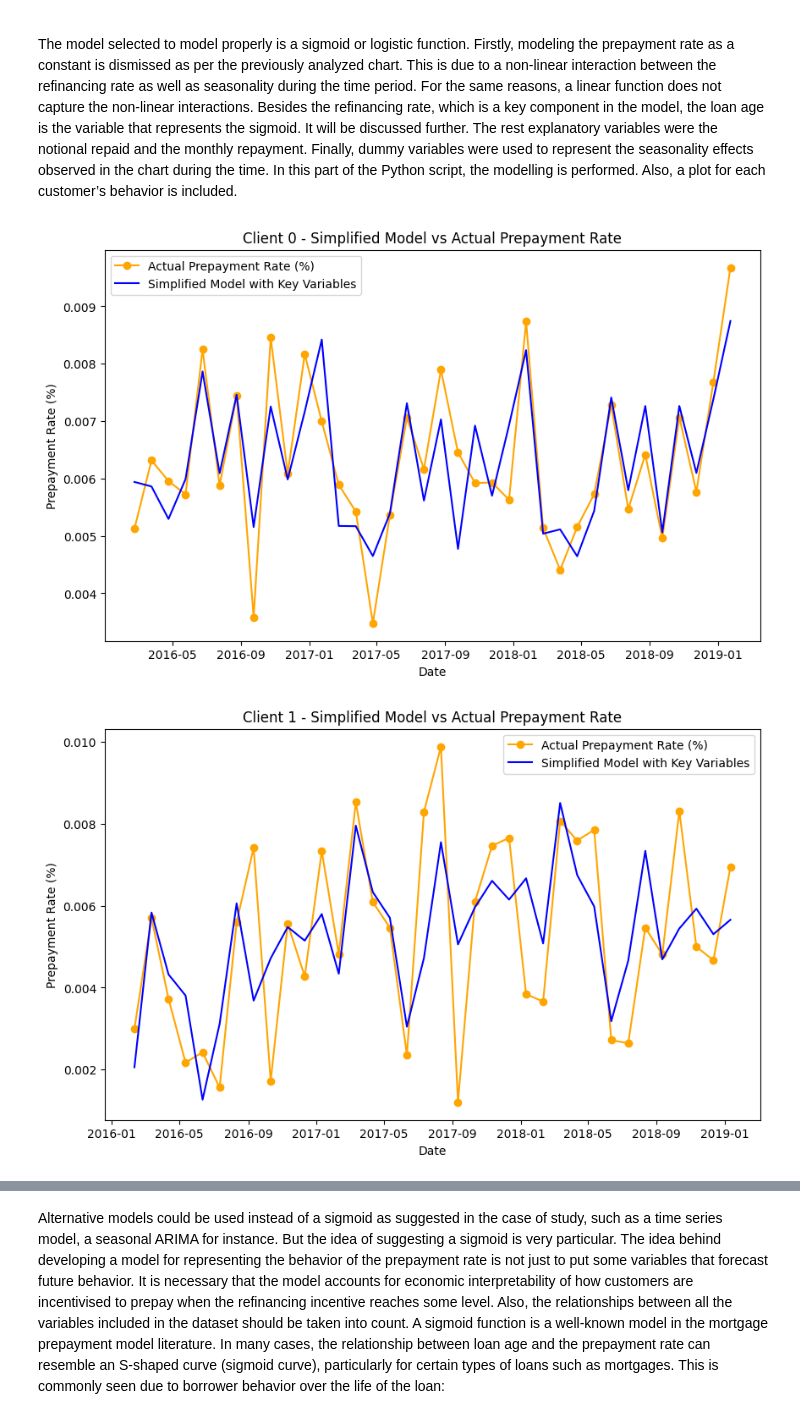
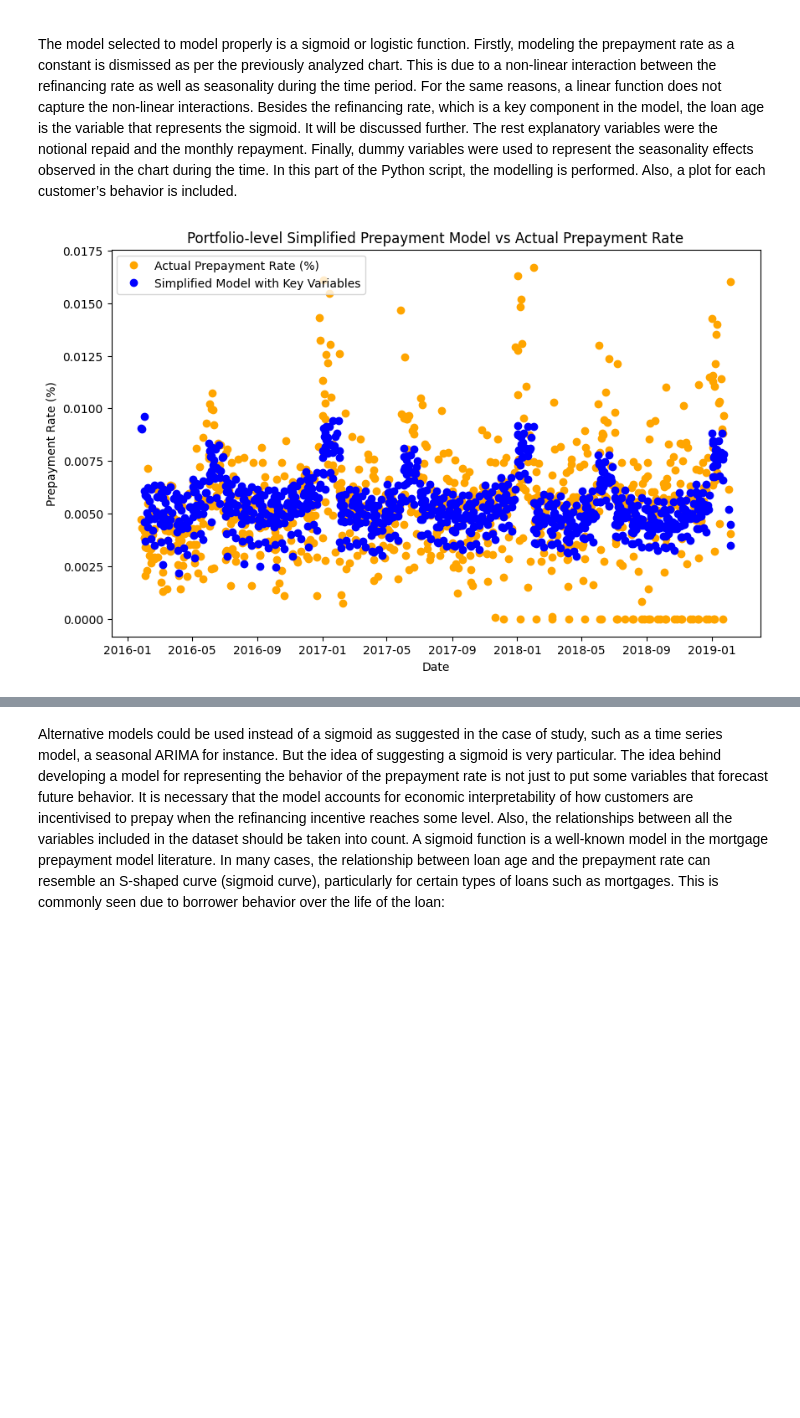
Before and after one commit to macontreras04/cpf, a Jupyter notebook: Final_Prepayment_model.ipynb, the cells around one changed output, grey strips where cells are left out. Drawn from its saved outputs; the diff is of its cells as text; code cells hidden in the pictures; blank space fills up the shorter version.

```diff
--- a/Final_Prepayment_model.ipynb
+++ b/Final_Prepayment_model.ipynb
@@ -204,75 +204,65 @@ data['Record_date'] = data['Loan_start_date'] + pd.to_timedelta(data['Loan_age_m
 data['Principal_Repaid'] = data['Starting_notional'] - data['Outstanding_notional']
 data['Monthly_Repayment'] = data['Outstanding_notional'].shift(1) - data['Outstanding_notional']
 data['Monthly_Repayment'] = data['Monthly_Repayment'].fillna(0)
 
 # Add monthly dummies for seasonality
 for month in range(1, 13):
     data[f'Month_{month}'] = (data['Record_date'].dt.month == month).astype(int)
 
 # Define the simplified logistic model function with reduced explanatory variables and key interactions
-def simplified_logistic_model(x, L, k, x0, gamma, delta,epsilon, *monthly_effects):
+def simplified_logistic_model(x, L, k, x0, gamma, delta, epsilon, *monthly_effects):
     # Unpack base variables
     loan_age, refinancing_incentive, outstanding_notional, principal_repaid = x[:4]
     monthly_dummies = x[4:]  # Monthly dummy variables
 
-    # Logistic component based on Loan Age
-    logistic_component = L / (1 + np.exp(-k * (refinancing_incentive - x0)))
+    # Logistic component based on refinancing incentive
+    logistic_component = L / (1 + np.exp(-k * (refinancing_incentive - x0) + epsilon * loan_age))
 
     # Monthly seasonality effect
     monthly_effect = sum(effect * dummy for effect, dummy in zip(monthly_effects, monthly_dummies))
 
     # Key predictor and interaction effects
-    predictors_effect = (gamma * outstanding_notional +
-                         delta * principal_repaid+ epsilon * loan_age)
+    predictors_effect = (gamma * outstanding_notional + delta * principal_repaid)
 
     return logistic_component + monthly_effect + predictors_effect
 
-# Define initial guesses for simplified model parameters
-initial_guess_simplified = [0.05, 0.1, 12, 0.01, 0.01,0.001] + [0.005] * 12
+# Adjust initial guesses for simplified model parameters
+initial_guess_simplified = [0.05, 0.01, 10, 0.005, 0.005, 0.0005] + [0.001] * 12  # Adjusted guesses
 
-# Loop through each client and fit the simplified model
-client_ids = data['Client_ID'].unique()
-for client_id in client_ids:
-    # Filter data for the current client
-    client_data = data[data['Client_ID'] == client_id].copy()
-    client_data['Time'] = (client_data['Record_date'] - client_data['Record_date'].min()).dt.days / 30.44  # Convert to months
+# Prepare input data for the entire dataset
+x_data = [
+    data['Loan_age_months'],
+    data['Refinancing Incentive'],
+    data['Outstanding_notional'],
+    data['Principal_Repaid']
+] + [data[f'Month_{month}'] for month in range(1, 13)]
+y_data = data['PP_rate (%)']
 
-    # Prepare input data for the simplified model
-    x_data_client = [
-        client_data['Loan_age_months'],
-        client_data['Refinancing Incentive'],
-        client_data['Outstanding_notional'],
-        client_data['Principal_Repaid']
-    ] + [client_data[f'Month_{month}'] for month in range(1, 13)]
-    y_data_client = client_data['PP_rate (%)']
+# Fit the simplified model to the entire dataset
+try:
+    popt_simplified, _ = curve_fit(simplified_logistic_model, x_data, y_data, p0=initial_guess_simplified, maxfev=20000)
 
-    # Fit the simplified model for the client
-    try:
-        popt_simplified, _ = curve_fit(simplified_logistic_model, x_data_client, y_data_client,
-                                       p0=initial_guess_simplified, maxfev=10000)
+    # Calculate fitted values using the optimized model parameters
+    fitted_values_simplified = simplified_logistic_model(x_data, *popt_simplified)
 
-        # Calculate fitted values using the optimized model parameters
-        fitted_values_simplified = simplified_logistic_model(x_data_client, *popt_simplified)
+    # Apply a floor to the fitted values to ensure non-negative prepayment rates
+    fitted_values_simplified = np.maximum(fitted_values_simplified, 0)
 
-        # Apply a floor to the fitted values to ensure non-negative prepayment rates
-        fitted_values_simplified = np.maximum(fitted_values_simplified, 0)
+    # Plot actual Prepayment Rate and fitted model for the entire dataset using Record_date as the x-axis
+    plt.figure(figsize=(10, 6))
+    plt.plot(data['Record_date'], y_data, label='Actual Prepayment Rate (%)', color='orange', marker='o', linestyle='None')
+    plt.plot(data['Record_date'], fitted_values_simplified, label='Simplified Model with Key Variables', color='blue', marker='o', linestyle='None')
 
-        # Plot actual Prepayment Rate and fitted model for each client using Record_date as the x-axis
-        plt.figure(figsize=(10, 6))
-        plt.plot(client_data['Record_date'], y_data_client, label='Actual Prepayment Rate (%)', color='orange', marker='o')
-        plt.plot(client_data['Record_date'], fitted_values_simplified, label='Simplified Model with Key Variables', color='blue')
+    # Adding labels, title, and legend
+    plt.xlabel('Date')
+    plt.ylabel('Prepayment Rate (%)')
+    plt.title('Portfolio-level Simplified Prepayment Model vs Actual Prepayment Rate')
+    plt.legend()
 
-        # Adding labels, title, and legend
-        plt.xlabel('Date')
-        plt.ylabel('Prepayment Rate (%)')
-        plt.title(f'Client {client_id} - Simplified Model vs Actual Prepayment Rate')
-        plt.legend()
+    # Display the plot
+    plt.show()
 
-        # Display the plot
-        plt.show()
-
-    except Exception as e:
-        print(f"An error occurred while fitting the simplified model for Client {client_id}: {e}")
+except Exception as e:
+    print(f"An error occurred while fitting the model: {e}")
 # %% [output]
-[figure, old version]
+[figure, new version]
-[figure, removed]
```
Also changed, not shown: parts of 1 cell of this notebook.
